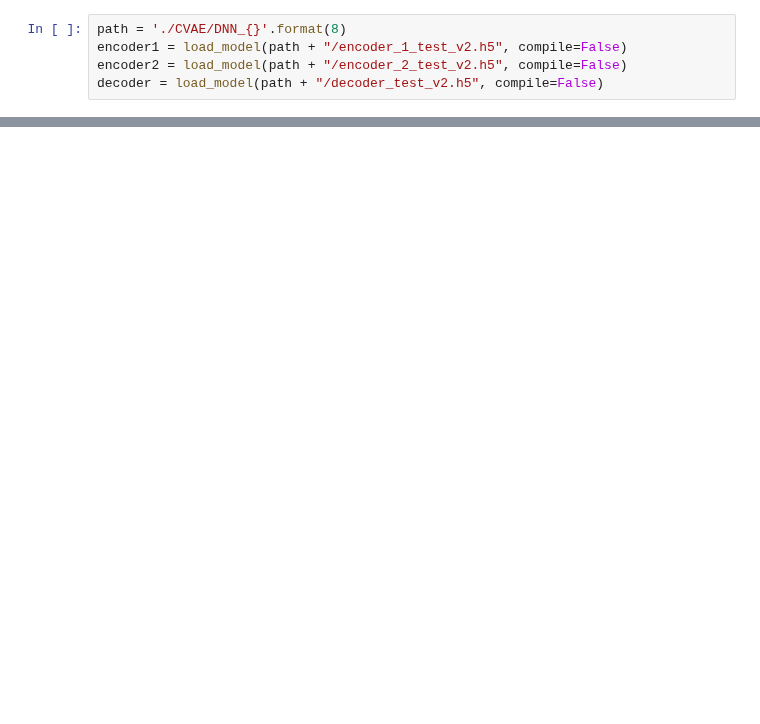
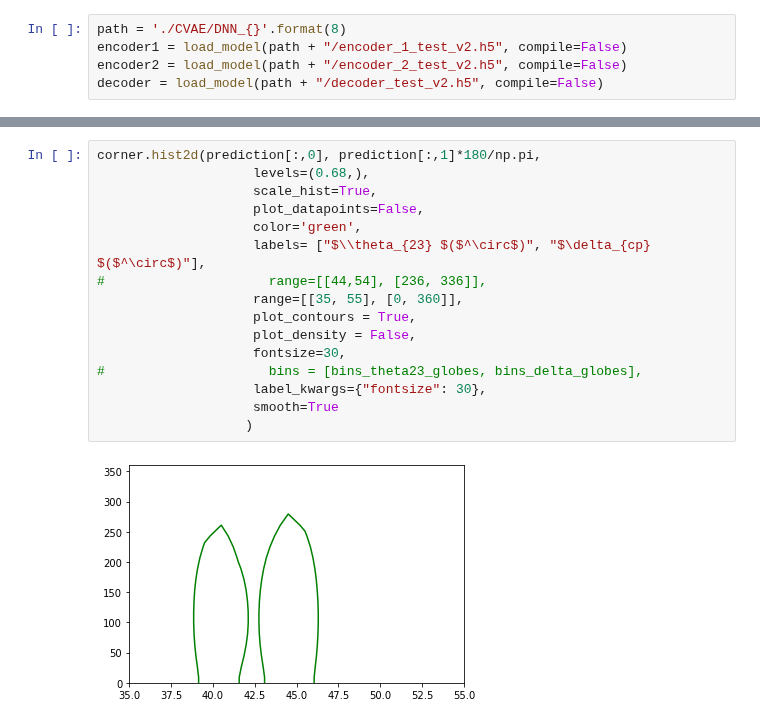
Before and after one commit to davidho27941/ML4NO, a Jupyter notebook: NSI/nsi_contour.ipynb, the cells around one changed output, grey strips where cells are left out. Cells and saved outputs as stored; diff of their text form; blank space fills up the shorter version.

```diff
--- a/NSI/nsi_contour.ipynb
+++ b/NSI/nsi_contour.ipynb
@@ -117,0 +118,18 @@ figure = corner.corner(prediction, labels=["$\\theta_{23}$ (degree)", "$\delta_{
+# %%
+corner.hist2d(prediction[:,0], prediction[:,1]*180/np.pi,
+                    levels=(0.68,),
+                    scale_hist=True,
+                    plot_datapoints=False,
+                    color='green',
+                    labels= ["$\\theta_{23} $($^\circ$)", "$\delta_{cp} $($^\circ$)"],
+#                     range=[[44,54], [236, 336]],
+                    range=[[35, 55], [0, 360]],
+                    plot_contours = True,
+                    plot_density = False,
+                    fontsize=30,
+#                     bins = [bins_theta23_globes, bins_delta_globes],
+                    label_kwargs={"fontsize": 30},
+                    smooth=True
+                   )
+# %% [output]
+[figure, added]
```
Also changed, not shown: parts of 4 cells of this notebook, 4 other files.
